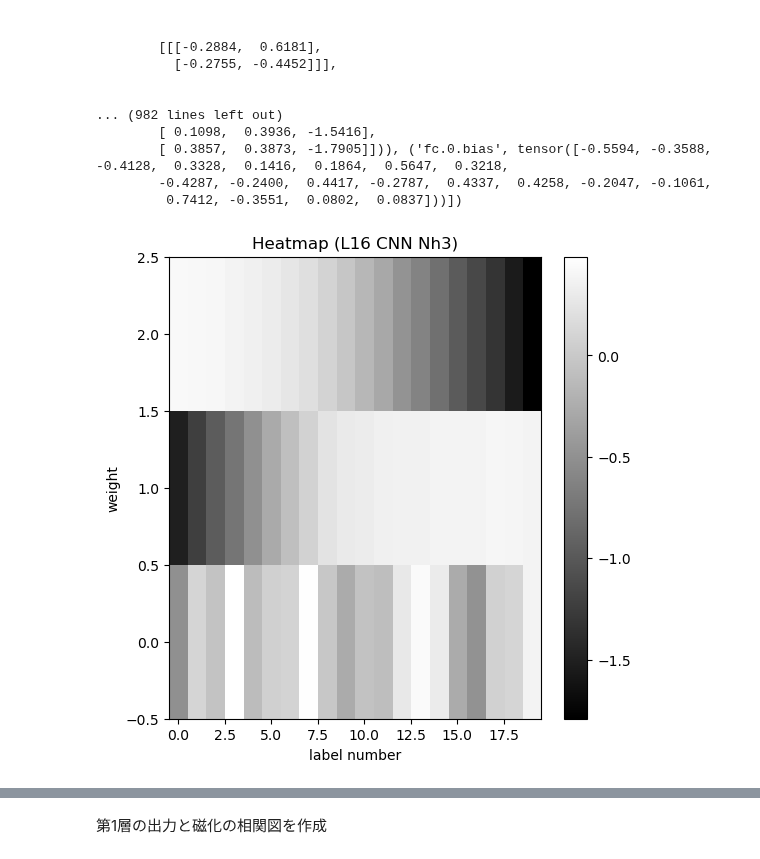
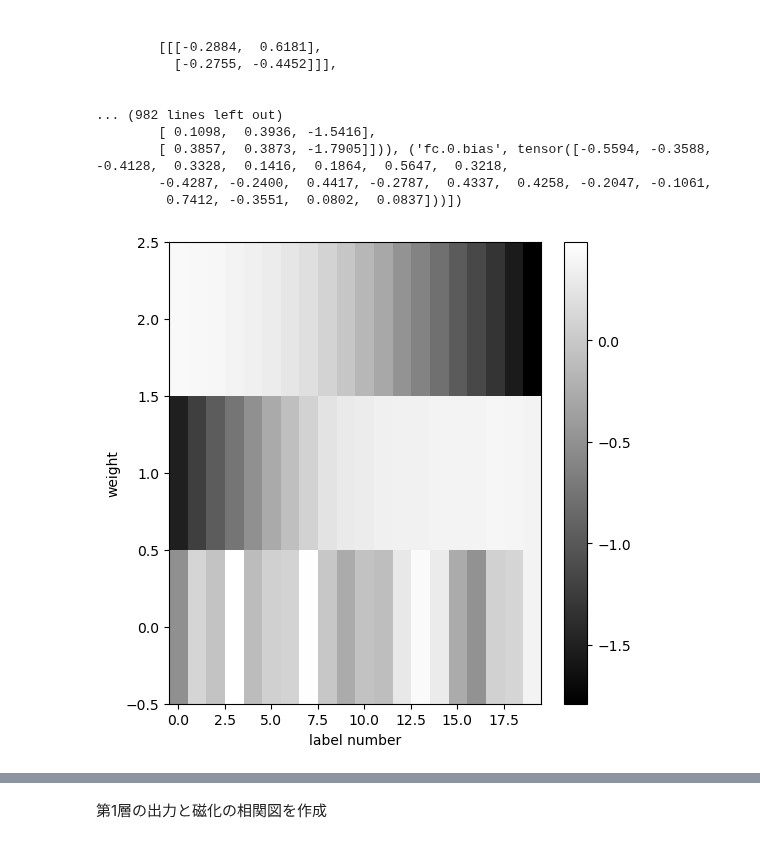
Before and after one commit to Chansuga/Master-s_thesis, a Jupyter notebook: Paper_Tomiya_Kikuchi_Kashiwa/prm_analysis_CNN.ipynb, the cells around one changed output, grey strips where cells are left out. Cells and saved outputs as stored; diff of their text form; code cells hidden in the pictures.

```diff
--- a/Paper_Tomiya_Kikuchi_Kashiwa/prm_analysis_CNN.ipynb
+++ b/Paper_Tomiya_Kikuchi_Kashiwa/prm_analysis_CNN.ipynb
@@ -77,19 +77,19 @@ fc_weight_np_square = fc_weight_np.T
 # %%
 # ヒートマップをプロット（白黒）
 plt.figure(figsize=(6, 6))
 plt.imshow(fc_weight_np_square, cmap='gray', interpolation='nearest', origin='lower', aspect='auto')
 plt.colorbar()
-plt.title('Heatmap (L16 CNN Nh3)')
+# plt.title('Heatmap (L16 CNN Nh3)')
 
 
 # x軸とy軸に名前を付ける
 plt.ylabel('weight')
 plt.xlabel('label number')
 # 図をファイルとして保存
 plt.savefig(f'image/L{lattice_size}_CNN_Nh{hidden_size}_wight.png')
 plt.show()
 # %% [output]
-[figure, old version]
+[figure, new version]
 # %%
 fc_weight_np_square_sum = np.sum(fc_weight_np_square, axis=0)
 # %%
```
Also changed, not shown: parts of 4 cells of this notebook, 47 other files.
